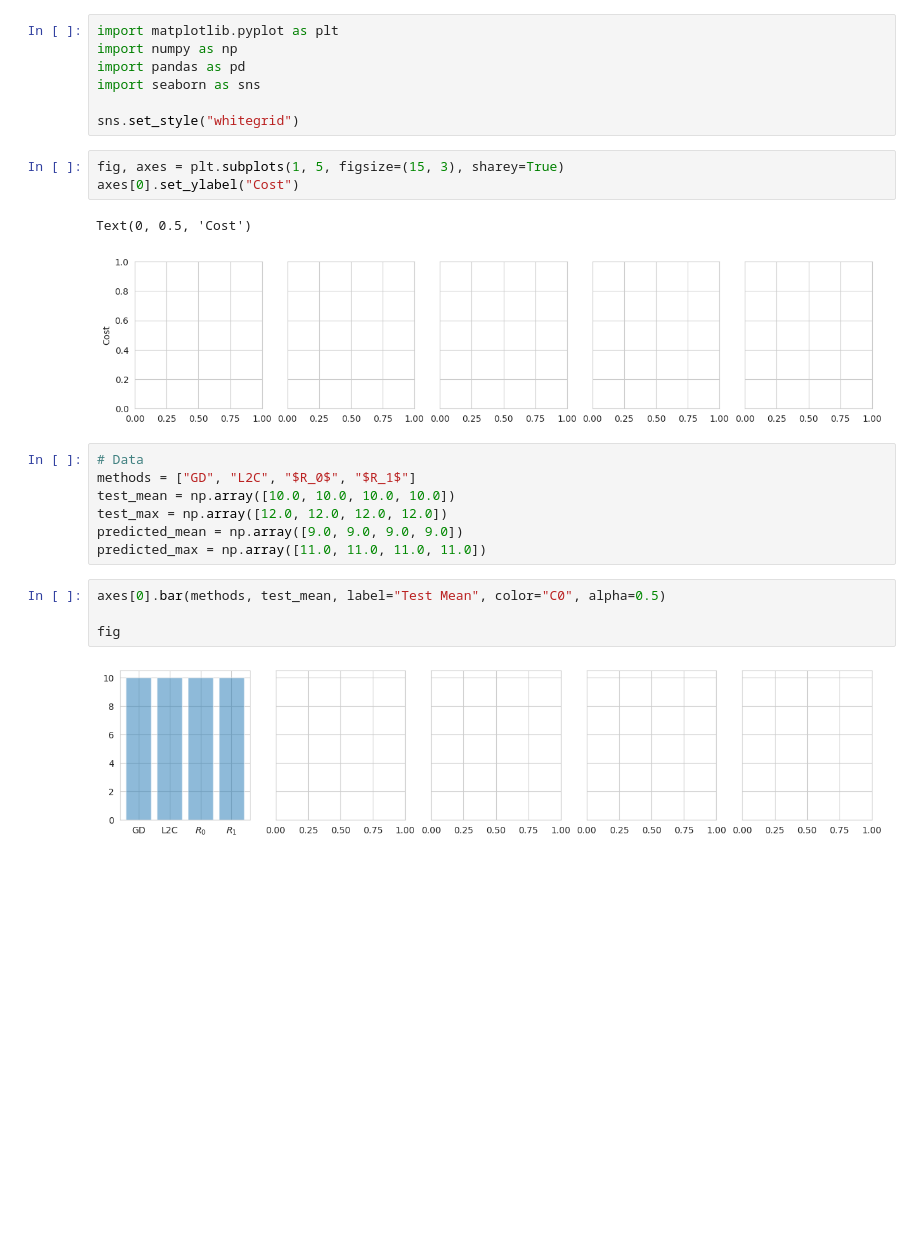
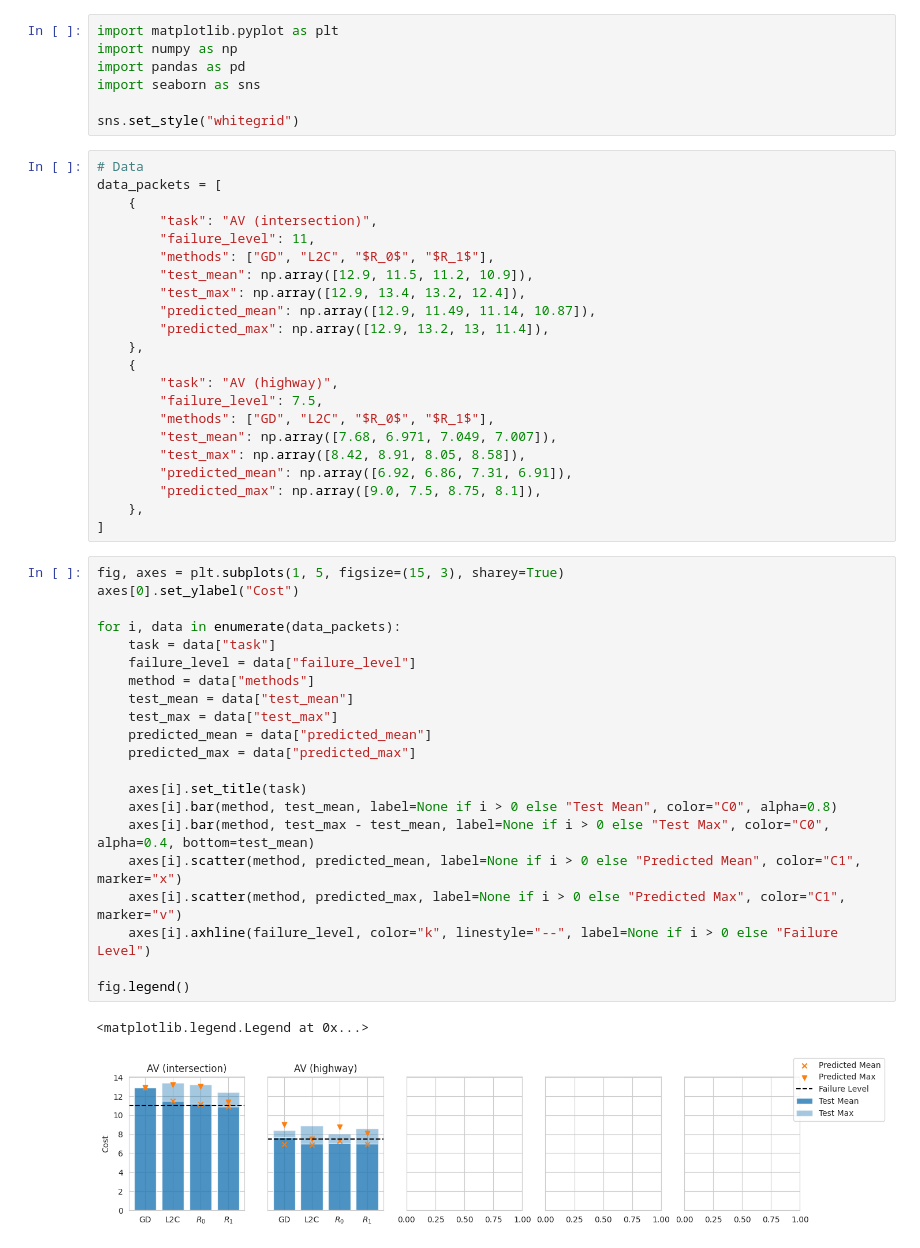
Before and after one commit to MIT-REALM/radium_tro_24, a Jupyter notebook: prototyping/plotting.ipynb, the cells around one changed output. Saved outputs shown, nothing was run; the diff lists cells and outputs as text; blank space fills up the shorter version.

```diff
--- a/prototyping/plotting.ipynb
+++ b/prototyping/plotting.ipynb
@@ -5,22 +5,49 @@ import pandas as pd
 import seaborn as sns
 
 sns.set_style("whitegrid")
-# %%
-fig, axes = plt.subplots(1, 5, figsize=(15, 3), sharey=True)
-axes[0].set_ylabel("Cost")
-# %% [output]
-Text(0, 0.5, 'Cost')
-[figure, removed]
-# %%
-# Data
-methods = ["GD", "L2C", "$R_0$", "$R_1$"]
-test_mean = np.array([10.0, 10.0, 10.0, 10.0])
-test_max = np.array([12.0, 12.0, 12.0, 12.0])
-predicted_mean = np.array([9.0, 9.0, 9.0, 9.0])
-predicted_max = np.array([11.0, 11.0, 11.0, 11.0])
-# %%
-axes[0].bar(methods, test_mean, label="Test Mean", color="C0", alpha=0.5)
-
-fig
-# %% [output]
-[figure, removed]
+# %%
+# Data
+data_packets = [
+    {
+        "task": "AV (intersection)",
+        "failure_level": 11,
+        "methods": ["GD", "L2C", "$R_0$", "$R_1$"],
+        "test_mean": np.array([12.9, 11.5, 11.2, 10.9]),
+        "test_max": np.array([12.9, 13.4, 13.2, 12.4]),
+        "predicted_mean": np.array([12.9, 11.49, 11.14, 10.87]),
+        "predicted_max": np.array([12.9, 13.2, 13, 11.4]),
+    },
+    {
+        "task": "AV (highway)",
+        "failure_level": 7.5,
+        "methods": ["GD", "L2C", "$R_0$", "$R_1$"],
+        "test_mean": np.array([7.68, 6.971, 7.049, 7.007]),
+        "test_max": np.array([8.42, 8.91, 8.05, 8.58]),
+        "predicted_mean": np.array([6.92, 6.86, 7.31, 6.91]),
+        "predicted_max": np.array([9.0, 7.5, 8.75, 8.1]),
+    },
+]
+# %%
+fig, axes = plt.subplots(1, 5, figsize=(15, 3), sharey=True)
+axes[0].set_ylabel("Cost")
+
+for i, data in enumerate(data_packets):
+    task = data["task"]
+    failure_level = data["failure_level"]
+    method = data["methods"]
+    test_mean = data["test_mean"]
+    test_max = data["test_max"]
+    predicted_mean = data["predicted_mean"]
+    predicted_max = data["predicted_max"]
+
+    axes[i].set_title(task)
+    axes[i].bar(method, test_mean, label=None if i > 0 else "Test Mean", color="C0", alpha=0.8)
+    axes[i].bar(method, test_max - test_mean, label=None if i > 0 else "Test Max", color="C0", alpha=0.4, bottom=test_mean)
+    axes[i].scatter(method, predicted_mean, label=None if i > 0 else "Predicted Mean", color="C1", marker="x")
+    axes[i].scatter(method, predicted_max, label=None if i > 0 else "Predicted Max", color="C1", marker="v")
+    axes[i].axhline(failure_level, color="k", linestyle="--", label=None if i > 0 else "Failure Level")
+
+fig.legend()
+# %% [output]
+<matplotlib.legend.Legend at 0x...>
+[figure, added]
```
Also changed, not shown: parts of 1 cell of this notebook, 7 other files.
